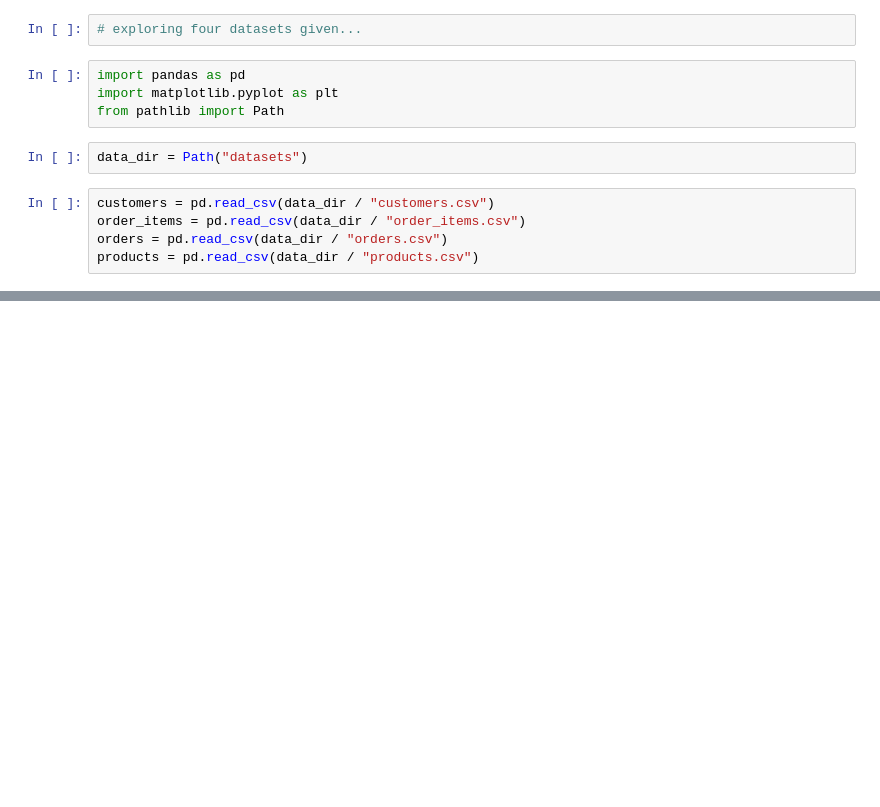
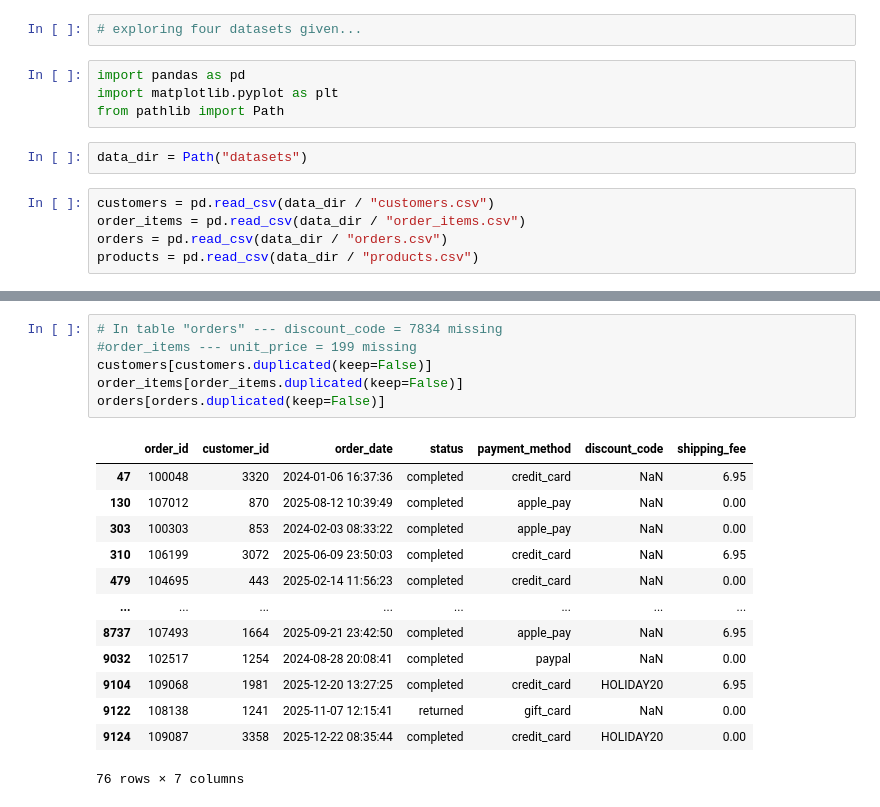
Before and after one commit to SachinNegi01/Wayfare_E-commerce_Sales_Analytics, a Jupyter notebook: wayframe_ecommerce_sales_analytics.ipynb, the cells around one changed output, grey strips where cells are left out. Saved outputs shown, nothing was run; the diff lists cells and outputs as text; blank space fills up the shorter version.

```diff
--- a/wayframe_ecommerce_sales_analytics.ipynb
+++ b/wayframe_ecommerce_sales_analytics.ipynb
@@ -270,0 +190,20 @@ Missing-price rows with matching product list prices:
+# %%
+# In table "orders" --- discount_code = 7834 missing
+#order_items --- unit_price = 199 missing
+customers[customers.duplicated(keep=False)]
+order_items[order_items.duplicated(keep=False)]
+orders[orders.duplicated(keep=False)]
+# %% [output]
+|  | order_id | customer_id | order_date | status | payment_method | discount_code | shipping_fee |
+| 47 | 100048 | 3320 | 2024-01-06 16:37:36 | completed | credit_card | NaN | 6.95 |
+| 130 | 107012 | 870 | 2025-08-12 10:39:49 | completed | apple_pay | NaN | 0.00 |
+| 303 | 100303 | 853 | 2024-02-03 08:33:22 | completed | apple_pay | NaN | 0.00 |
+| 310 | 106199 | 3072 | 2025-06-09 23:50:03 | completed | credit_card | NaN | 6.95 |
+| 479 | 104695 | 443 | 2025-02-14 11:56:23 | completed | credit_card | NaN | 0.00 |
+| ... | ... | ... | ... | ... | ... | ... | ... |
+| 8737 | 107493 | 1664 | 2025-09-21 23:42:50 | completed | apple_pay | NaN | 6.95 |
+| 9032 | 102517 | 1254 | 2024-08-28 20:08:41 | completed | paypal | NaN | 0.00 |
+| 9104 | 109068 | 1981 | 2025-12-20 13:27:25 | completed | credit_card | HOLIDAY20 | 6.95 |
+| 9122 | 108138 | 1241 | 2025-11-07 12:15:41 | returned | gift_card | NaN | 0.00 |
+| 9124 | 109087 | 3358 | 2025-12-22 08:35:44 | completed | credit_card | HOLIDAY20 | 0.00 |
+76 rows × 7 columns
```
Also changed, not shown: parts of 11 cells of this notebook, 1 other file.
